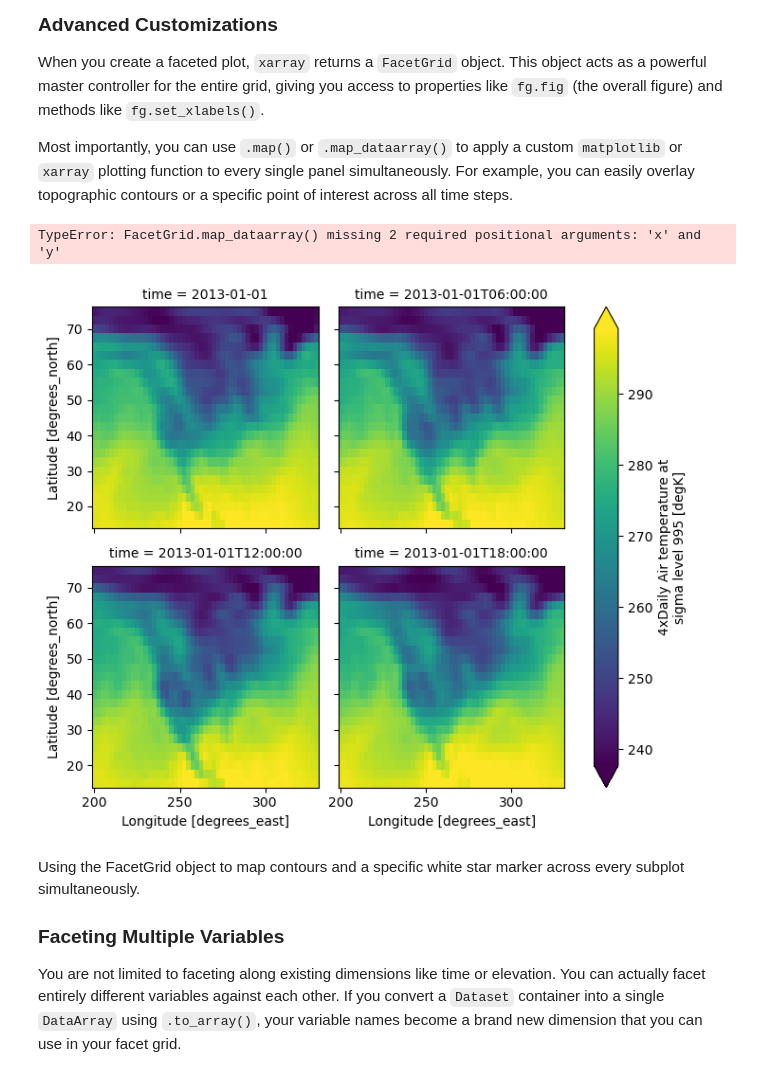
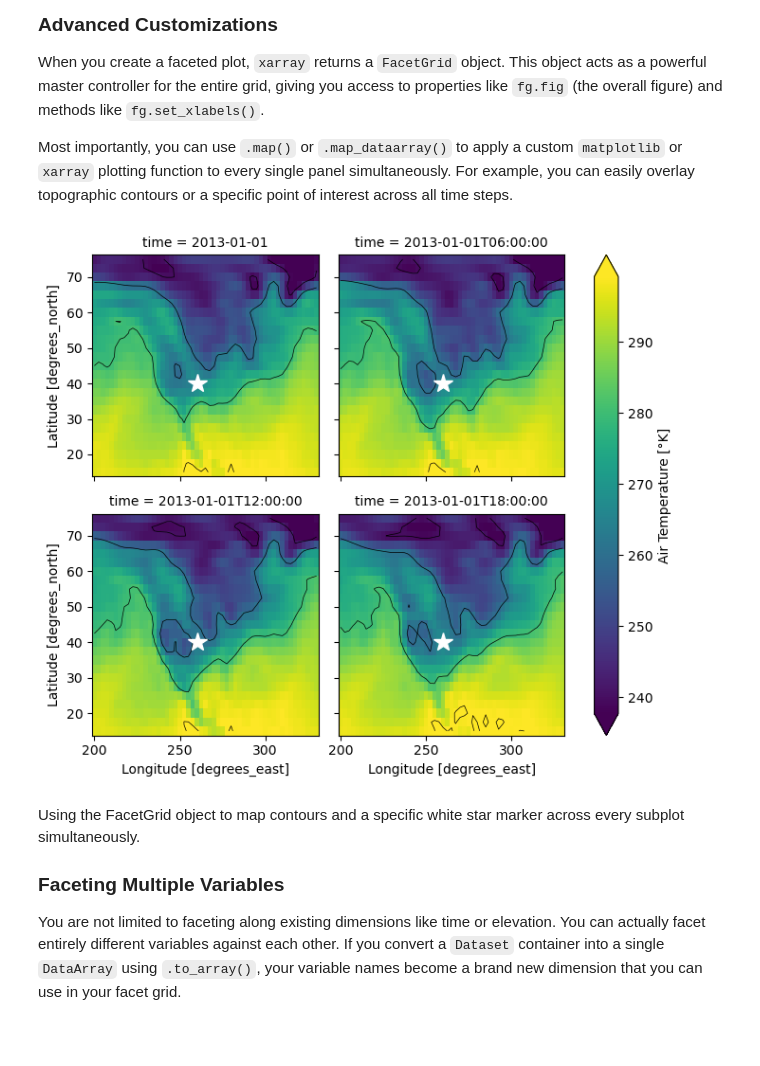
Before and after one commit to 5North/sds210-jb, a Jupyter notebook: book/12_L10_time-series/03_visualizing_the_cube.ipynb, the cells around one changed output. Drawn from its saved outputs; the diff is of its cells as text; code cells hidden in the pictures; blank space fills up the shorter version.

```diff
--- a/book/12_L10_time-series/03_visualizing_the_cube.ipynb
+++ b/book/12_L10_time-series/03_visualizing_the_cube.ipynb
@@ -117,20 +130,27 @@ When you create a faceted plot, `xarray` returns a `FacetGrid` object. This obje
 
 Most importantly, you can use `.map()` or `.map_dataarray()` to apply a custom `matplotlib` or `xarray` plotting function to every single panel simultaneously. For example, you can easily overlay topographic contours or a specific point of interest across all time steps.
 # %%
-fg = ds.air.isel(time=slice(0, 4)).plot(col="time", col_wrap=2, robust=True)
+fg = ds.air.isel(time=slice(0, 4)).plot(
+    col="time", col_wrap=2, robust=True, cbar_kwargs={"label": "Air Temperature [°K]"}
+)
 
 # Map a contour plot onto every panel using the original DataArray
 fg.map_dataarray(
-    xr.plot.contour, colors="k", levels=5, linewidths=0.5, add_colorbar=False
+    xr.plot.contour,
+    x="lon",
+    y="lat",
+    colors="k",
+    levels=5,
+    linewidths=0.5,
+    add_colorbar=False,
 )
 
 # Map a standard matplotlib point marker onto every panel
 fg.map(lambda: plt.plot(260.0, 40.0, marker="*", color="white", markersize=15))
 
 plt.show()
 # %% [output]
-TypeError: FacetGrid.map_dataarray() missing 2 required positional arguments: 'x' and 'y'
-[figure, old version]
+[figure, new version]
 # %% [markdown]
 <div class="figure-caption-like">
 Using the FacetGrid object to map contours and a specific white star marker across every subplot simultaneously.
```
Also changed, not shown: parts of 10 cells of this notebook, 6 other files.
